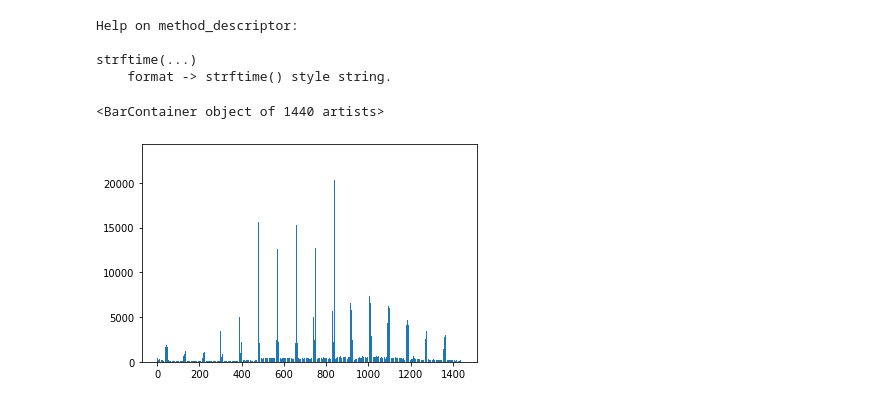
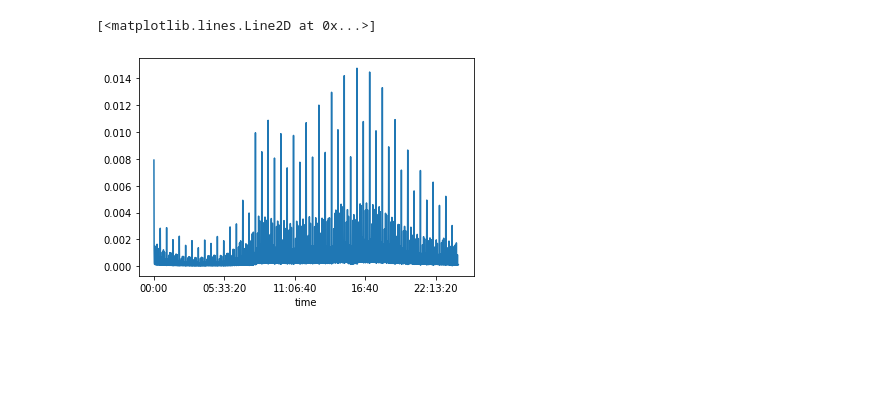
Before and after one commit to mcohngeltner/nyccrash, a Jupyter notebook: Traffic Deaths by Month.ipynb, the cells around one changed output. Saved outputs shown, nothing was run; the diff lists cells and outputs as text; code cells hidden in the pictures; blank space fills up the shorter version.

```diff
--- a/Traffic Deaths by Month.ipynb
+++ b/Traffic Deaths by Month.ipynb
@@ -42,17 +30,17 @@ td["CRASH EVENTS"]=1
-# %%
-help(dt.date.strftime)
-# %% [output]
-Help on method_descriptor:
-
-strftime(...)
-    format -> strftime() style string.
-# %%
-#goal of this table was to vizuluse distrubtion of "Time" to see if values were clustered in odd ways
-#suggets times are estimates, but roughly correspond to what one would expect of accident data - i.e. it spikes later in the day
-timez = td.groupby(["TIME"]).count()
-timez = timez.reset_index()
-timez.sort_values(by=['TIME'],ascending=True)
-plt.bar(range(len(timez['DATE'])),timez['DATE'])
-# %% [output]
-<BarContainer object of 1440 artists>
-[figure, removed]
+# %%
+# goal of the below transformations and plots is to eyeball if different groups  (pedestrians, cyclists, and motorists)
+# have a different distribution of  injuries throughout a day
+# Motorists appearing to a higher realtive injury rate during the early morning
+# cyclysts appear to have a higher realtive injury rate during the day
+# Might be worth digging into more
+
+
+timez["% OF CRASH EVENTS"]= timez['CRASH EVENTS'].apply(lambda x: x/timez['CRASH EVENTS'].sum())
+timez["% OF NUMBER OF PEDESTRIANS INJURED"]= timez['NUMBER OF PEDESTRIANS INJURED'].apply(lambda x: x/timez['NUMBER OF PEDESTRIANS INJURED'].sum())
+timez["% OF NUMBER OF CYCLIST INJURED"]= timez['NUMBER OF CYCLIST INJURED'].apply(lambda x: x/timez['NUMBER OF CYCLIST INJURED'].sum())
+timez["% OF NUMBER OF MOTORIST INJURED"]= timez['NUMBER OF MOTORIST INJURED'].apply(lambda x: x/timez['NUMBER OF MOTORIST INJURED'].sum())
+# %%
+plt.plot(timez["TIME"],timez['% OF CRASH EVENTS'])
+# %% [output]
+[<matplotlib.lines.Line2D at 0x...>]
+[figure, added]
```
Also changed, not shown: parts of 13 cells of this notebook.
